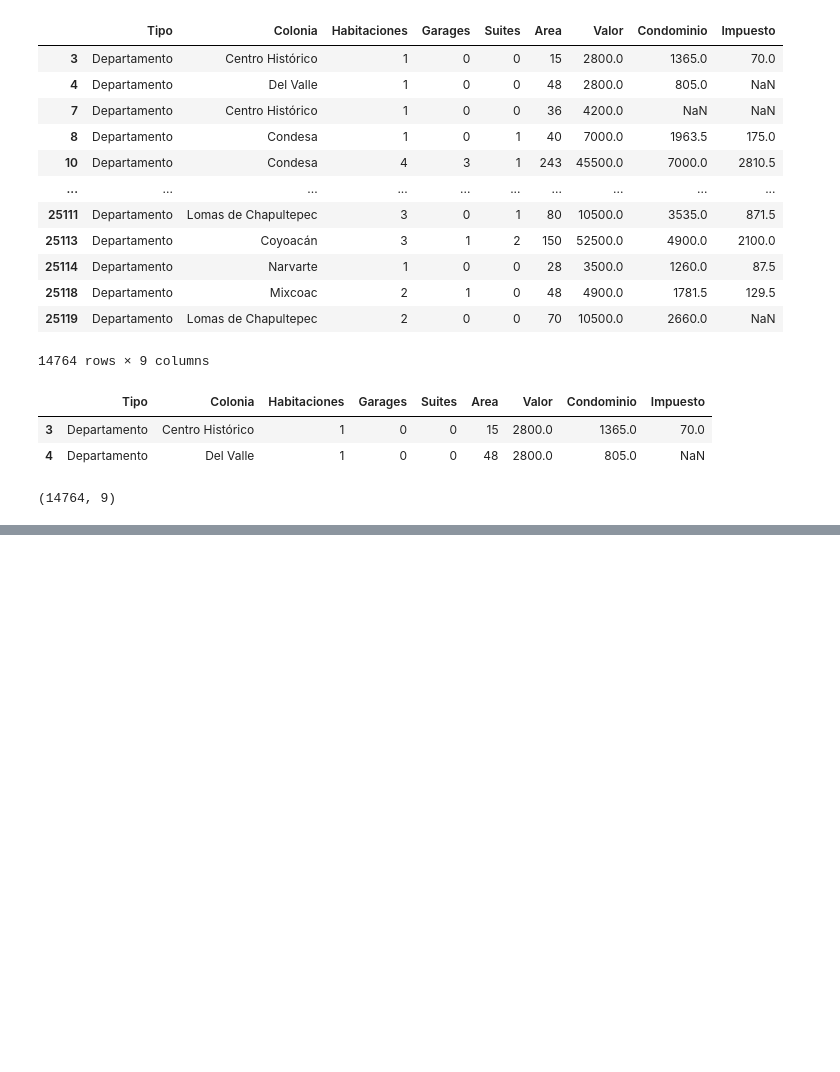
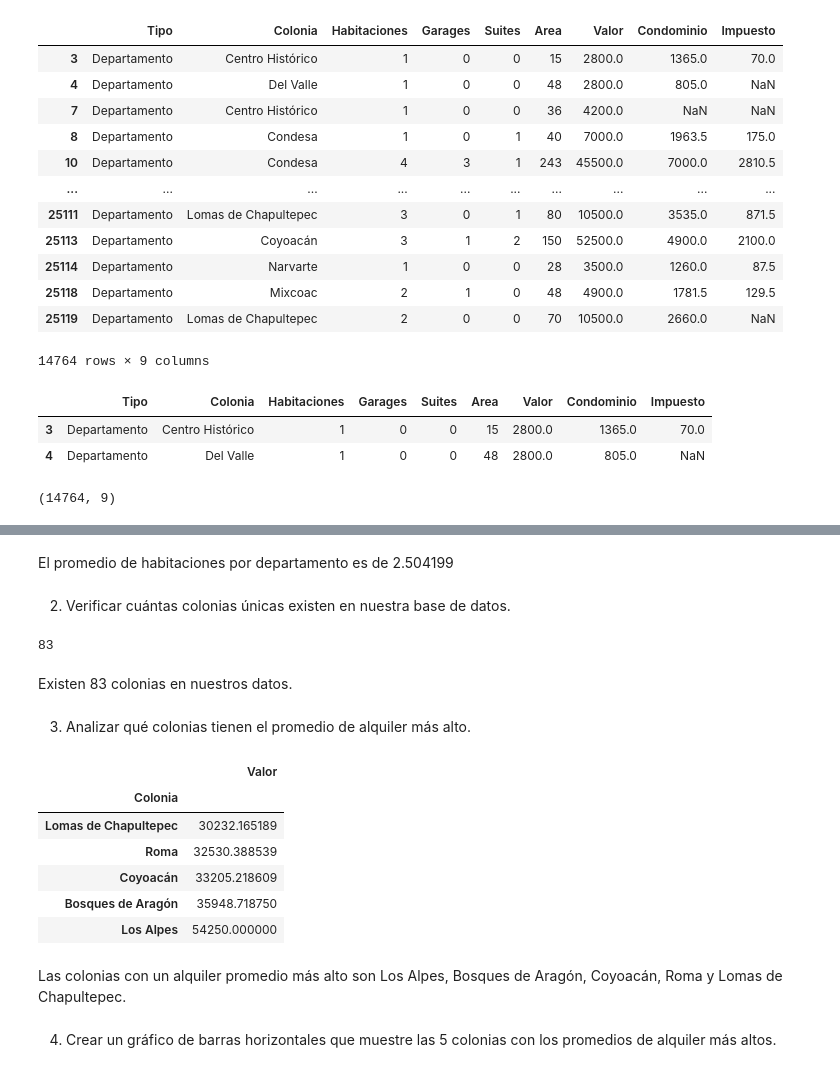
Before and after one commit to aylenfv/ETL-conociendo-pandas, a Jupyter notebook: inmuebles_cdmx.ipynb, the cells around one changed output, grey strips where cells are left out. Saved outputs shown, nothing was run; the diff lists cells and outputs as text; code cells hidden in the pictures; blank space fills up the shorter version.

```diff
--- a/inmuebles_cdmx.ipynb
+++ b/inmuebles_cdmx.ipynb
@@ -508,0 +547,26 @@ df.shape
+# %% [markdown]
+El promedio de habitaciones por departamento es de 2.504199
+# %% [markdown]
+2. Verificar cuántas colonias únicas existen en nuestra base de datos.
+# %%
+len(df.Colonia.unique())
+# %% [output]
+83
+# %% [markdown]
+Existen 83 colonias en nuestros datos.
+# %% [markdown]
+3. Analizar qué colonias tienen el promedio de alquiler más alto.
+# %%
+df.groupby('Colonia')[['Valor']].mean().sort_values('Valor').tail()
+# %% [output]
+|  | Valor |
+| Colonia |  |
+| Lomas de Chapultepec | 30232.165189 |
+| Roma | 32530.388539 |
+| Coyoacán | 33205.218609 |
+| Bosques de Aragón | 35948.718750 |
+| Los Alpes | 54250.000000 |
+# %% [markdown]
+Las colonias con un alquiler promedio más alto son Los Alpes, Bosques de Aragón, Coyoacán, Roma y Lomas de Chapultepec.
+# %% [markdown]
+4. Crear un gráfico de barras horizontales que muestre las 5 colonias con los promedios de alquiler más altos.
```
Also changed, not shown: parts of 55 cells of this notebook.
